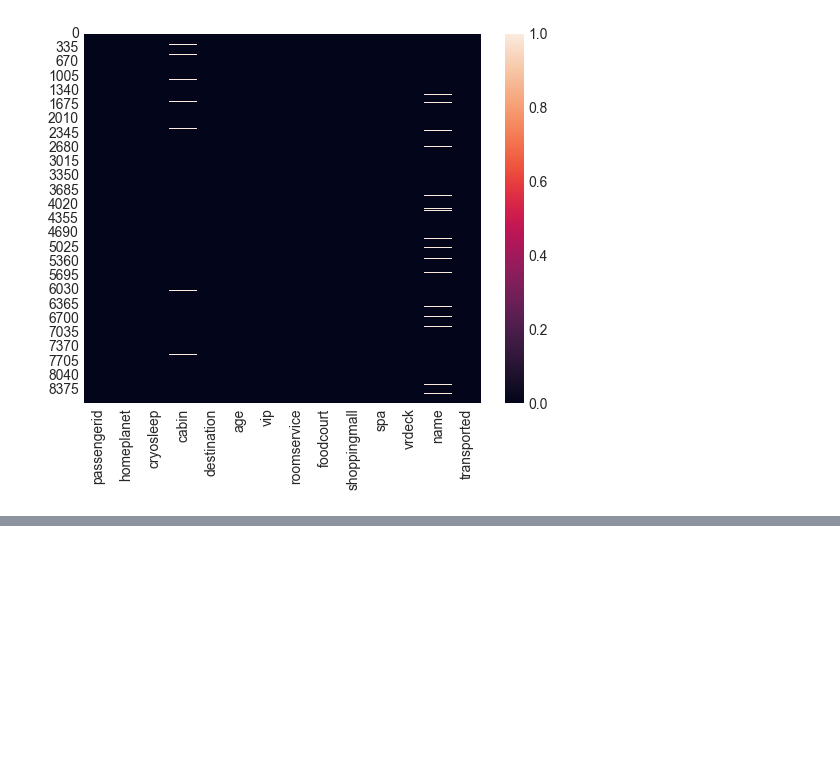
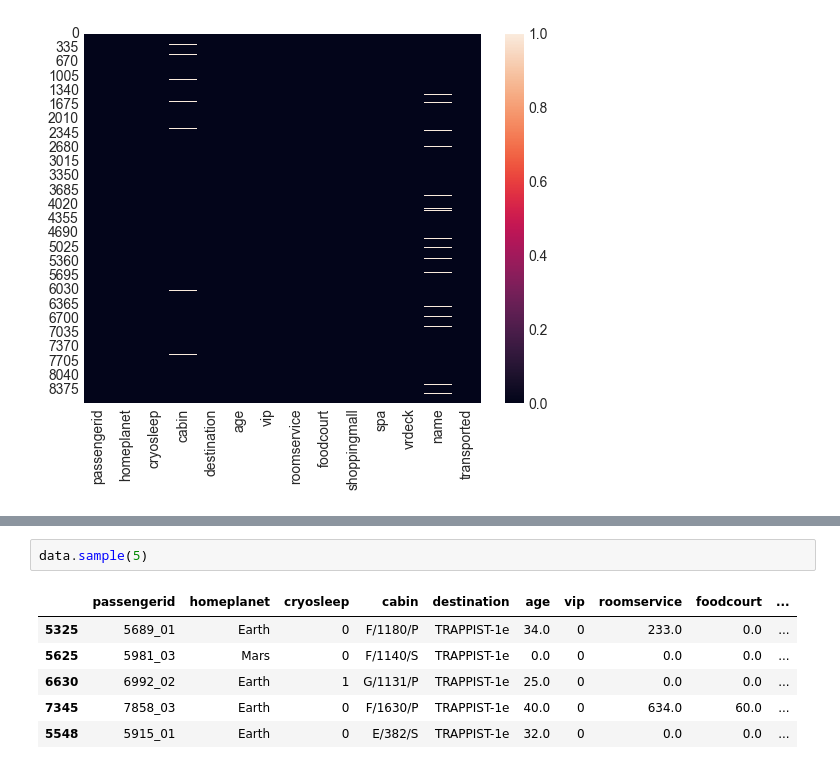
Before and after one commit to IamRaNo/SpaceShip-Titanic, a Jupyter notebook: SpaceShip Titanic Prediction.ipynb, the cells around one changed output, grey strips where cells are left out. Saved outputs shown, nothing was run; the diff lists cells and outputs as text; blank space fills up the shorter version.

```diff
--- a/SpaceShip Titanic Prediction.ipynb
+++ b/SpaceShip Titanic Prediction.ipynb
@@ -405,0 +454,9 @@ get_cabin_group('cabin',data)
+# %%
+data.sample(5)
+# %% [output]
+|  | passengerid | homeplanet | cryosleep | cabin | destination | age | vip | roomservice | foodcourt | ... |
+| 5325 | 5689_01 | Earth | 0 | F/1180/P | TRAPPIST-1e | 34.0 | 0 | 233.0 | 0.0 | ... |
+| 5625 | 5981_03 | Mars | 0 | F/1140/S | TRAPPIST-1e | 0.0 | 0 | 0.0 | 0.0 | ... |
+| 6630 | 6992_02 | Earth | 1 | G/1131/P | TRAPPIST-1e | 25.0 | 0 | 0.0 | 0.0 | ... |
+| 7345 | 7858_03 | Earth | 0 | F/1630/P | TRAPPIST-1e | 40.0 | 0 | 634.0 | 60.0 | ... |
+| 5548 | 5915_01 | Earth | 0 | E/382/S | TRAPPIST-1e | 32.0 | 0 | 0.0 | 0.0 | ... |
```
Also changed, not shown: parts of 25 cells of this notebook.
